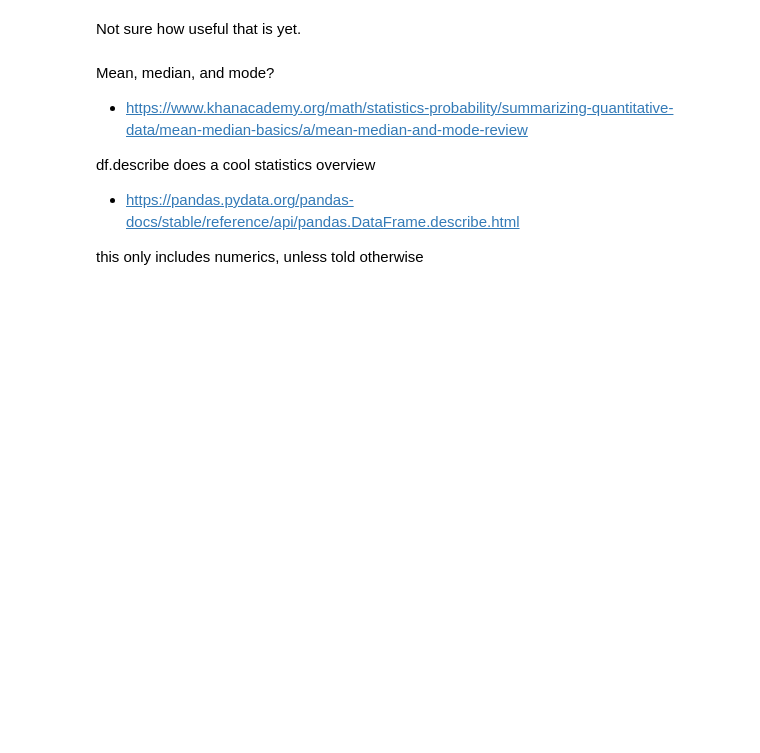
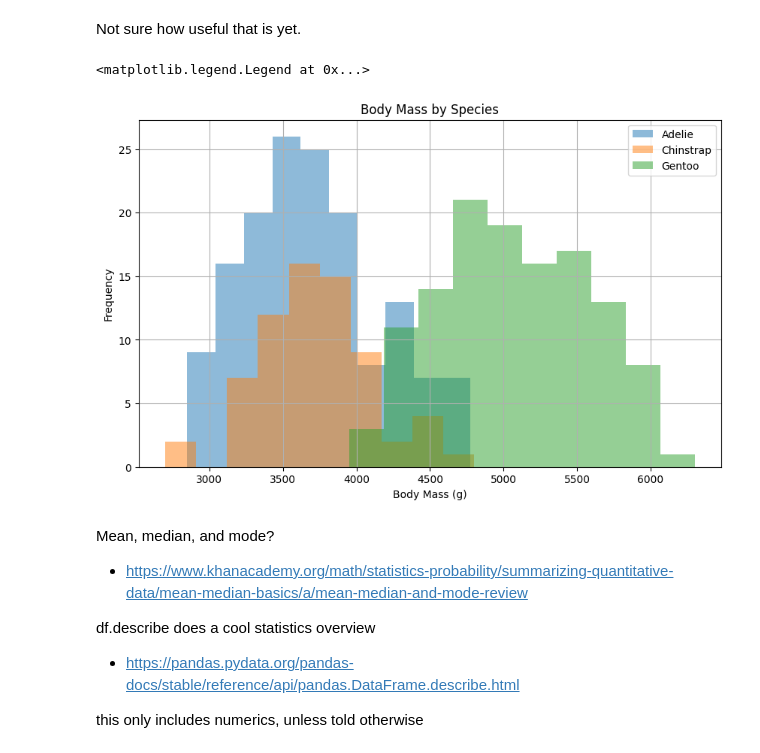
Before and after one commit to holmstead/principles_of_data_analytics, a Jupyter notebook: penguins.ipynb, the cells around one changed output. Saved outputs shown, nothing was run; the diff lists cells and outputs as text; code cells hidden in the pictures; blank space fills up the shorter version.

Commit message:
add histogram

```diff
--- a/penguins.ipynb
+++ b/penguins.ipynb
@@ -22,10 +23,10 @@ import pandas as pd
 With Pandas imported, we can now load the dataset into a [dataframe](https://pandas.pydata.org/pandas-docs/stable/reference/api/pandas.DataFrame.html). A dataframe is a two dimensional data structure similar to a spreadsheet. It contains rows and columns just like a spreadsheet does.
 # %%
 # load local csv
-#df = pd.read_csv("./palmerpenguins_dataset.csv")
+df = pd.read_csv("./palmerpenguins_dataset.csv")
 
 # load dataset from web directly
-df = pd.read_csv("https://raw.githubusercontent.com/mwaskom/seaborn-data/master/penguins.csv")
+#df = pd.read_csv("https://raw.githubusercontent.com/mwaskom/seaborn-data/master/penguins.csv")
 # %% [markdown]
 Now that Pandas has read the dataset in as a dataframe, what can we do with it? How can we view the data? How can we perform math on the data inside? How can we plot the data?
 
@@ -460,6 +461,27 @@ df.species.unique()
 array(['Adelie', 'Chinstrap', 'Gentoo'], dtype=object)
 # %% [markdown]
 Not sure how useful that is yet.
+# %%
+# group by species
+body_mass_by_species = df.groupby('species')['body_mass_g']
+
+# plotting histogram
+fig, axes = plt.subplots(figsize=(10, 6))
+body_mass_by_species.hist(bins=10, alpha=0.5, ax=axes)
+
+# add labels
+plt.xlabel('Body Mass (g)')
+plt.ylabel('Frequency')
+plt.title('Body Mass by Species')
+
+# add legend
+plt.legend(body_mass_by_species.groups.keys())
+
+#plt.tight_layout()
+#plt.show()
+# %% [output]
+<matplotlib.legend.Legend at 0x...>
+[figure, added]
 # %% [markdown]
 Mean, median, and mode?
 - https://www.khanacademy.org/math/statistics-probability/summarizing-quantitative-data/mean-median-basics/a/mean-median-and-mode-review
```
Also changed, not shown: parts of 1 cell of this notebook.
